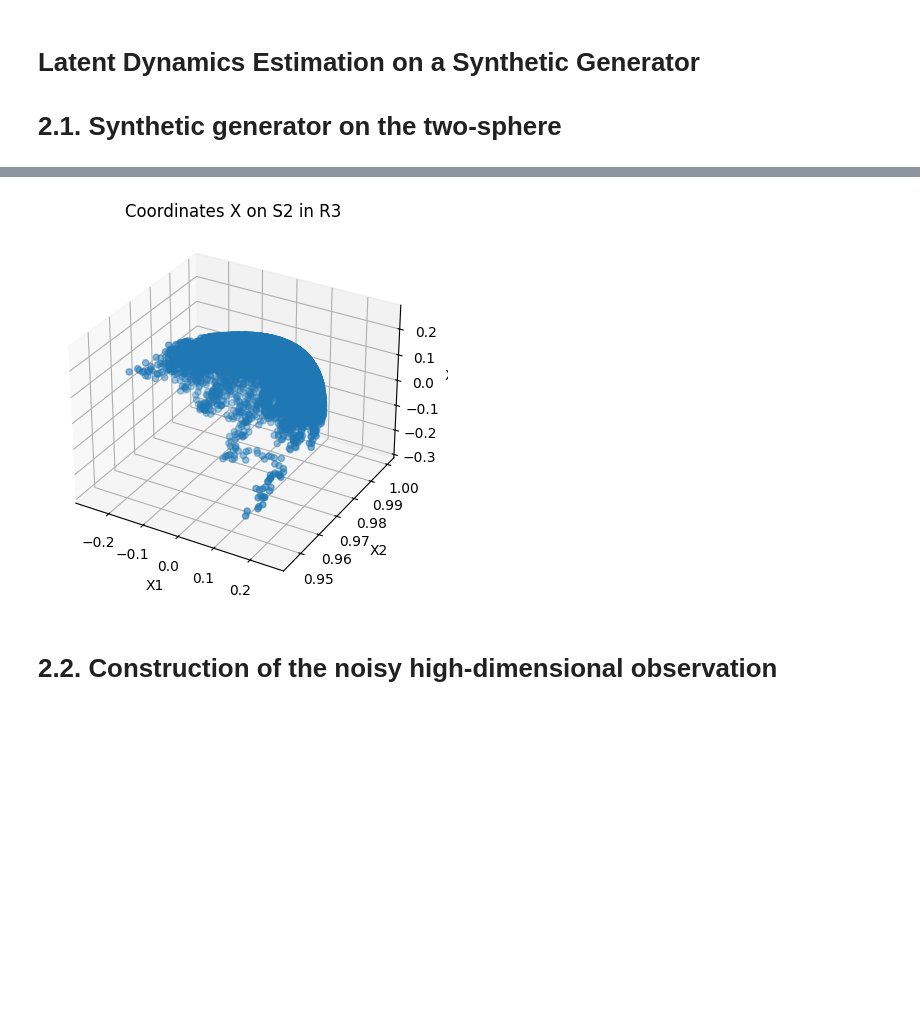
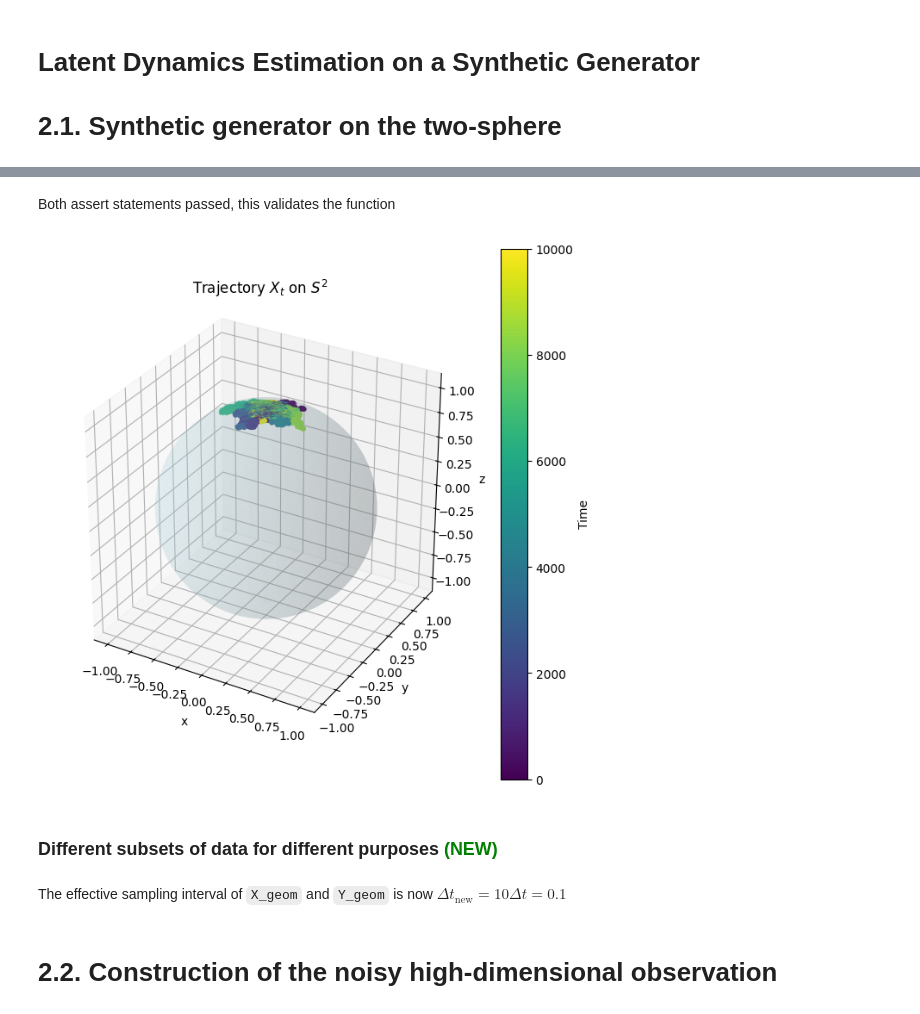
Before and after one commit to adamfowliee/JDKF_Starter, a Jupyter notebook: InitialTasks/LatentEstimation.ipynb, the cells around one changed output, grey strips where cells are left out. Saved outputs shown, nothing was run; the diff lists cells and outputs as text; code cells hidden in the pictures; blank space fills up the shorter version.

```diff
--- a/InitialTasks/LatentEstimation.ipynb
+++ b/InitialTasks/LatentEstimation.ipynb
@@ -56,25 +93,55 @@ X, Y = simulate_ou_on_sphere(T=100)
+# %% [markdown]
+Both assert statements passed, this validates the function
 # %%
-fig = plt.figure()
+### Fixes
+# 1. Now the axes all have the same aspect ratio
+# 2. I have plotted a translucent unit sphere in the same figure
+# 3. The points are coloured based on their time index
+# 4. The axes labels have been corrected
+
+
+
+fig = plt.figure(figsize=(8,8))
 ax = fig.add_subplot(111, projection='3d')
-pts = np.column_stack((X[:, 0], X[:, 2], X[:, 1]))
-cmap = plt.cm.viridis
-norm = plt.Normalize(0, len(pts) - 2)
 
-# for i in range(len(pts) - 1):
-#     ax.plot(
-#         pts[i:i+2, 0],
-#         pts[i:i+2, 1],
-#         pts[i:i+2, 2],
-#         color=cmap(norm(i)),
-#         linewidth=2,
-#     )
+# sphere
+u = np.linspace(0, 2*np.pi, 100)
+v = np.linspace(0, np.pi, 100)
 
-ax.scatter(X[:, 0], X[:, 2], X[:, 1], s=20)
-ax.set_xlabel('X1')
-ax.set_ylabel('X2')
-ax.set_zlabel('X3')
-ax.set_title('Coordinates X on S2 in R3')
-#ax.view_init(elev=20, azim=60)
+xs = np.outer(np.cos(u), np.sin(v))
+ys = np.outer(np.sin(u), np.sin(v))
+zs = np.outer(np.ones_like(u), np.cos(v))
+
+ax.plot_surface(
+    xs, ys, zs,
+    alpha=0.15,
+    color='lightblue',
+    linewidth=0
+)
+
+# trajectory coloured by time
+t = np.arange(len(X))
+
+sc = ax.scatter(
+    X[:,0],
+    X[:,1],
+    X[:,2],
+    c=t,
+    cmap='viridis',
+    s=8
+)
+
+fig.colorbar(sc, ax=ax, label='Time')
+
+ax.set_xlabel('x')
+ax.set_ylabel('y')
+ax.set_zlabel('z')
+ax.set_title(r'Trajectory $X_t$ on $S^2$')
+
+ax.set_box_aspect([1,1,1])
+
 plt.show()
 # %% [output]
-[figure, old version]
+[figure, new version]
+# %% [markdown]
+### Different subsets of data for different purposes <span style="color:green">(NEW)
@@ -81,2 +162,4 @@ plt.show()
+# %% [markdown]
+The effective sampling interval of `X_geom` and `Y_geom` is now $\Delta t_\text{new} = 10 \Delta t = 0.1$
 # %% [markdown]
 # 2.2.  Construction of the noisy high-dimensional observation
```
Also changed, not shown: parts of 29 cells of this notebook.
